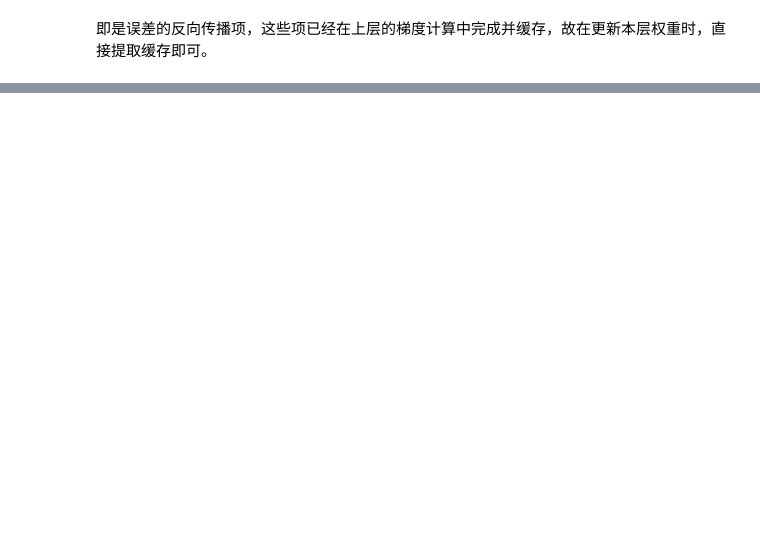
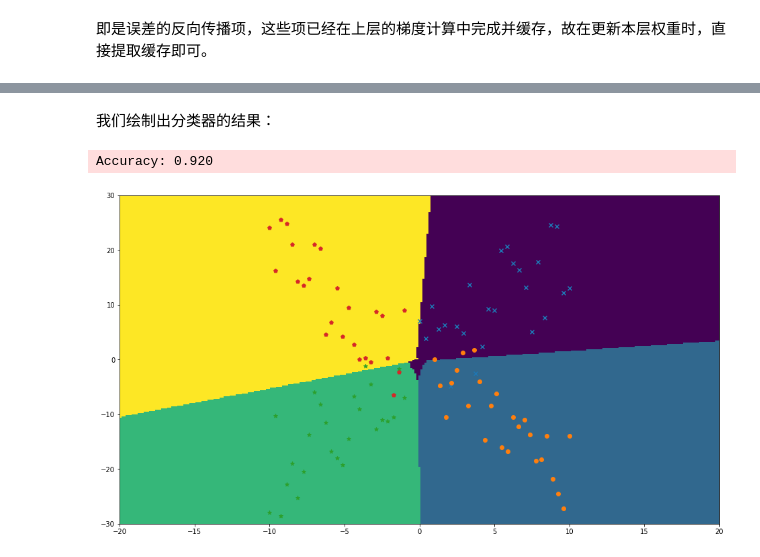
Before and after one commit to Ceruleanacg/Learning-Notes, a Jupyter notebook: note/NeuralNetwork.ipynb, the cells around one changed output, grey strips where cells are left out. Drawn from its saved outputs; the diff is of its cells as text; code cells hidden in the pictures; blank space fills up the shorter version.

```diff
--- a/note/NeuralNetwork.ipynb
+++ b/note/NeuralNetwork.ipynb
@@ -104,0 +166,23 @@ $$
+# %% [markdown]
+我们绘制出分类器的结果：
+# %%
+dense.evaluate(x_data, y_data)
+
+x1_test = np.linspace(-20, 20, 300)
+x2_test = np.linspace(-30, 30, 300)
+
+x1_mesh, x2_mesh = np.meshgrid(x1_test, x2_test)
+
+x_test = np.array([x1_mesh.ravel(), x2_mesh.ravel()]).T
+y_test = np.argmax(dense.predict(x_test), axis=1)
+
+plt.figure(figsize=(16, 9))
+plt.pcolormesh(x1_mesh, x2_mesh, y_test.reshape(x1_mesh.shape))
+plt.scatter(x1[:, 0], x1[:, 1], marker='x')
+plt.scatter(x2[:, 0], x2[:, 1], marker='o')
+plt.scatter(x3[:, 0], x3[:, 1], marker='*')
+plt.scatter(x4[:, 0], x4[:, 1], marker='p')
+plt.show()
+# %% [output]
+Accuracy: 0.920
+[figure, added]
```
Also changed, not shown: parts of 12 cells of this notebook, 3 other files.
